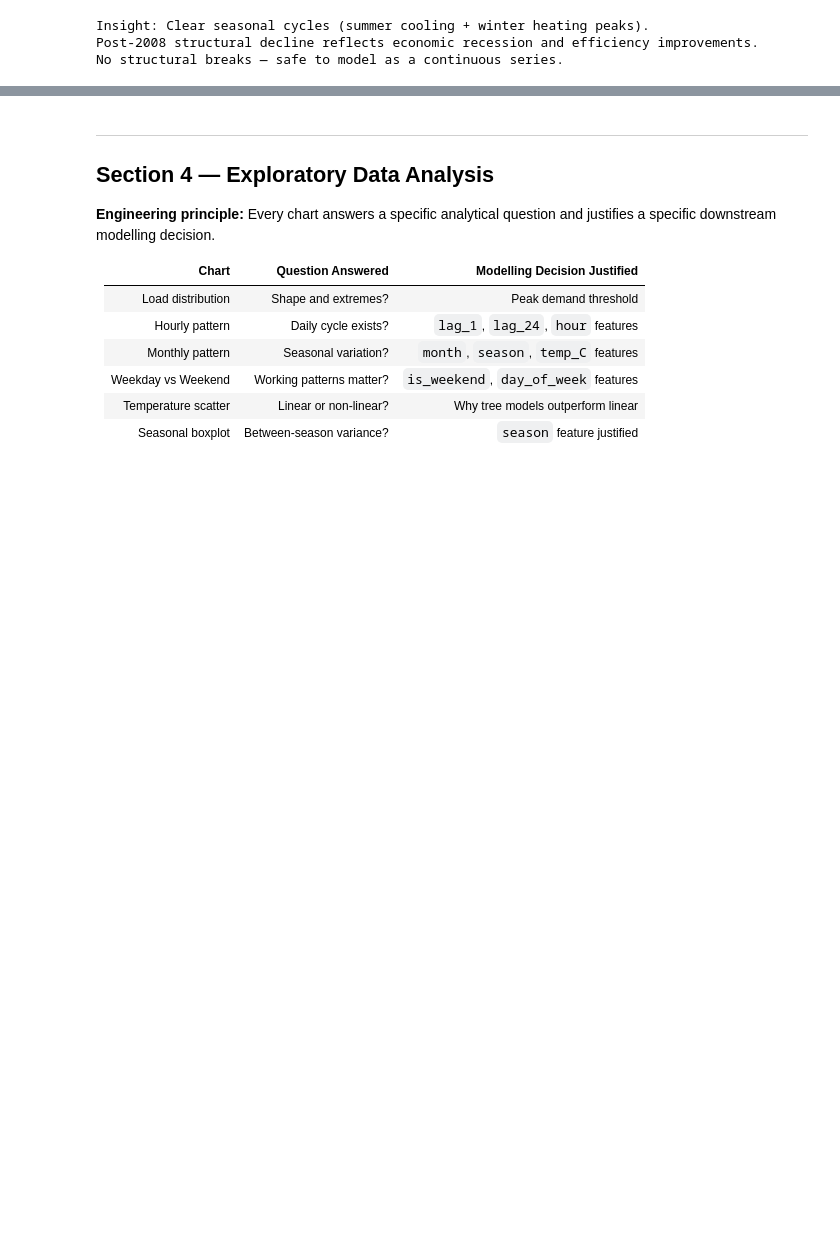
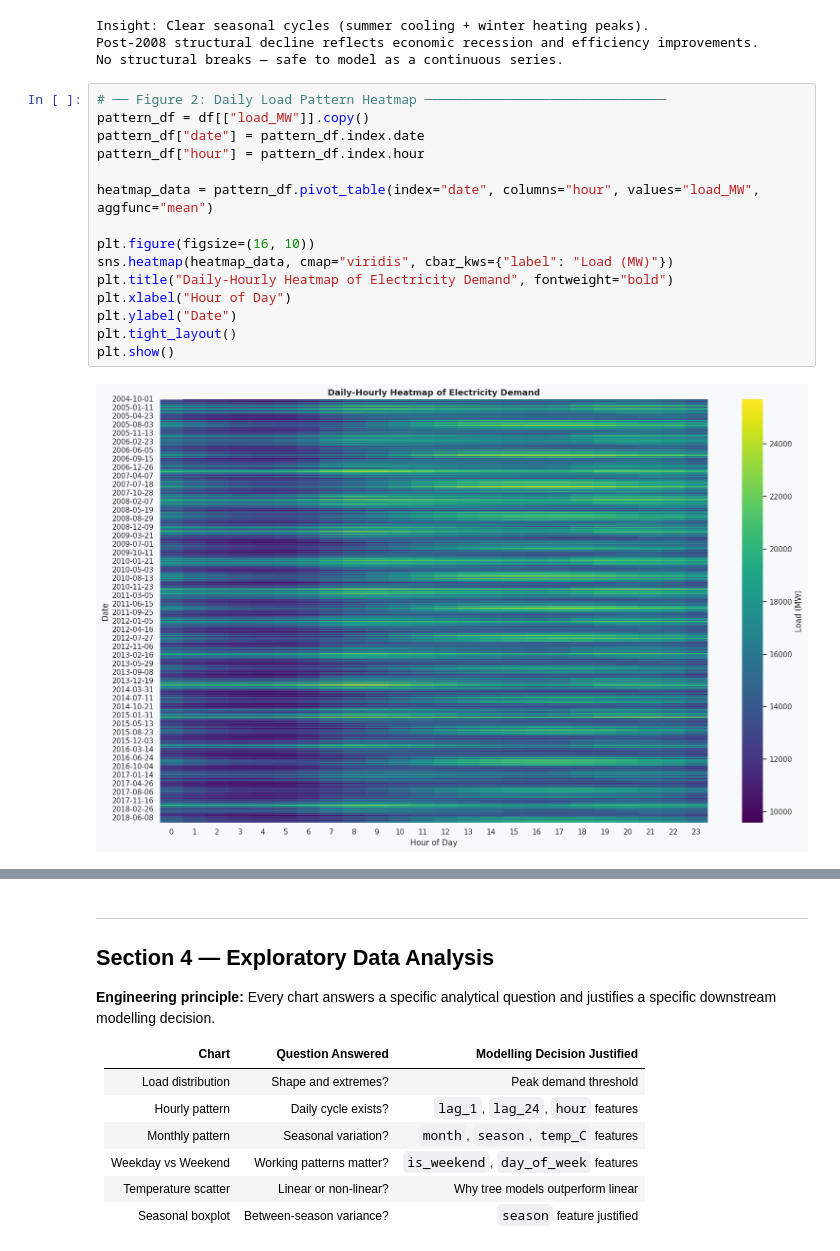
Before and after one commit to abdullah2709/EAAI_Project, a Jupyter notebook: Energy_Forecasting_EAAI_Project_(1).ipynb, the cells around one changed output, grey strips where cells are left out. Saved outputs shown, nothing was run; the diff lists cells and outputs as text; blank space fills up the shorter version.

```diff
--- a/Energy_Forecasting_EAAI_Project_(1).ipynb
+++ b/Energy_Forecasting_EAAI_Project_(1).ipynb
@@ -423,3 +423,20 @@ print("No structural breaks — safe to model as a continuous series.")
 Insight: Clear seasonal cycles (summer cooling + winter heating peaks).
 Post-2008 structural decline reflects economic recession and efficiency improvements.
 No structural breaks — safe to model as a continuous series.
+# %%
+# ── Figure 2: Daily Load Pattern Heatmap ───────────────────────────────
+pattern_df = df[["load_MW"]].copy()
+pattern_df["date"] = pattern_df.index.date
+pattern_df["hour"] = pattern_df.index.hour
+
+heatmap_data = pattern_df.pivot_table(index="date", columns="hour", values="load_MW", aggfunc="mean")
+
+plt.figure(figsize=(16, 10))
+sns.heatmap(heatmap_data, cmap="viridis", cbar_kws={"label": "Load (MW)"})
+plt.title("Daily-Hourly Heatmap of Electricity Demand", fontweight="bold")
+plt.xlabel("Hour of Day")
+plt.ylabel("Date")
+plt.tight_layout()
+plt.show()
+# %% [output]
+[figure, added]
```
Also changed, not shown: parts of 2 cells of this notebook.
